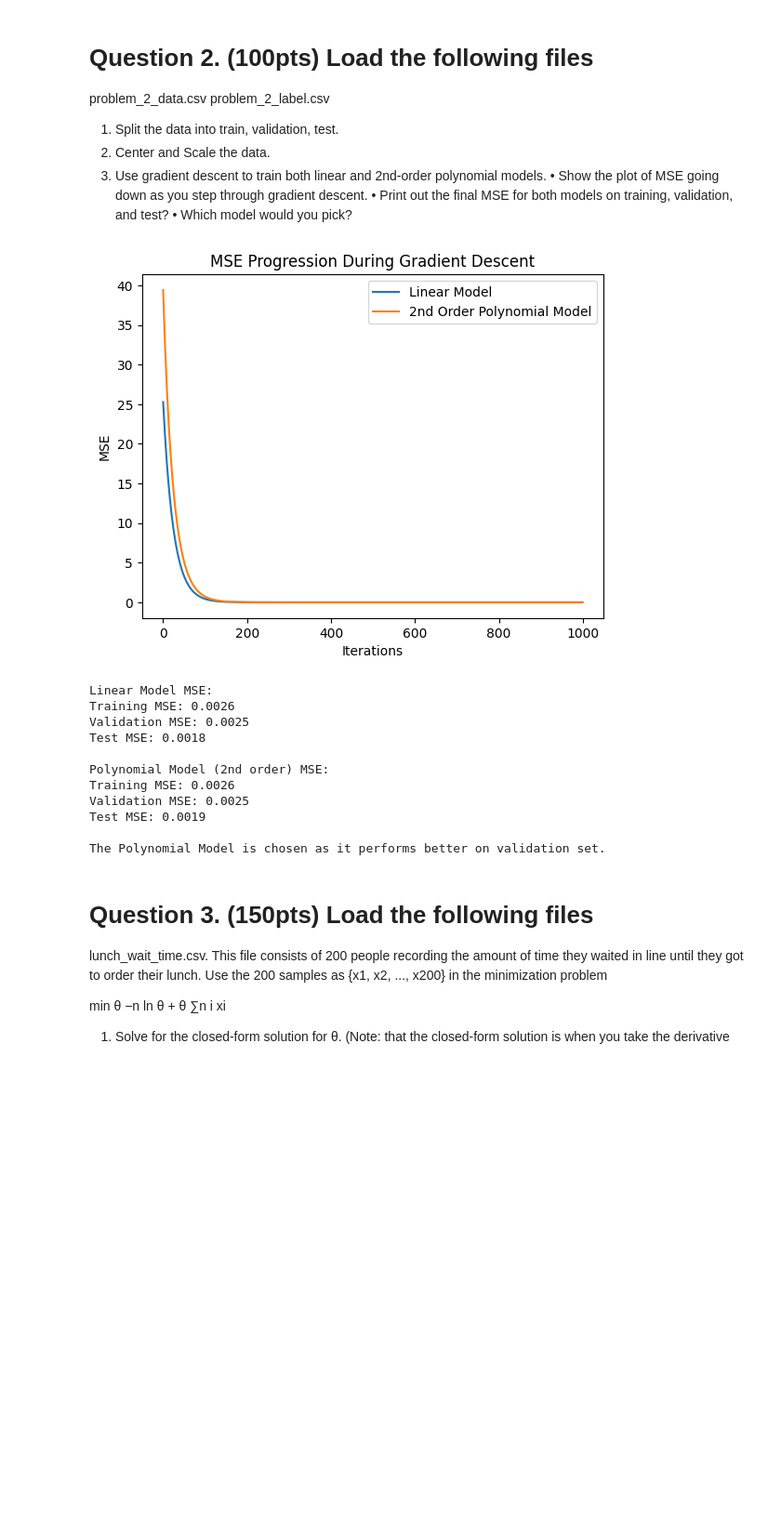
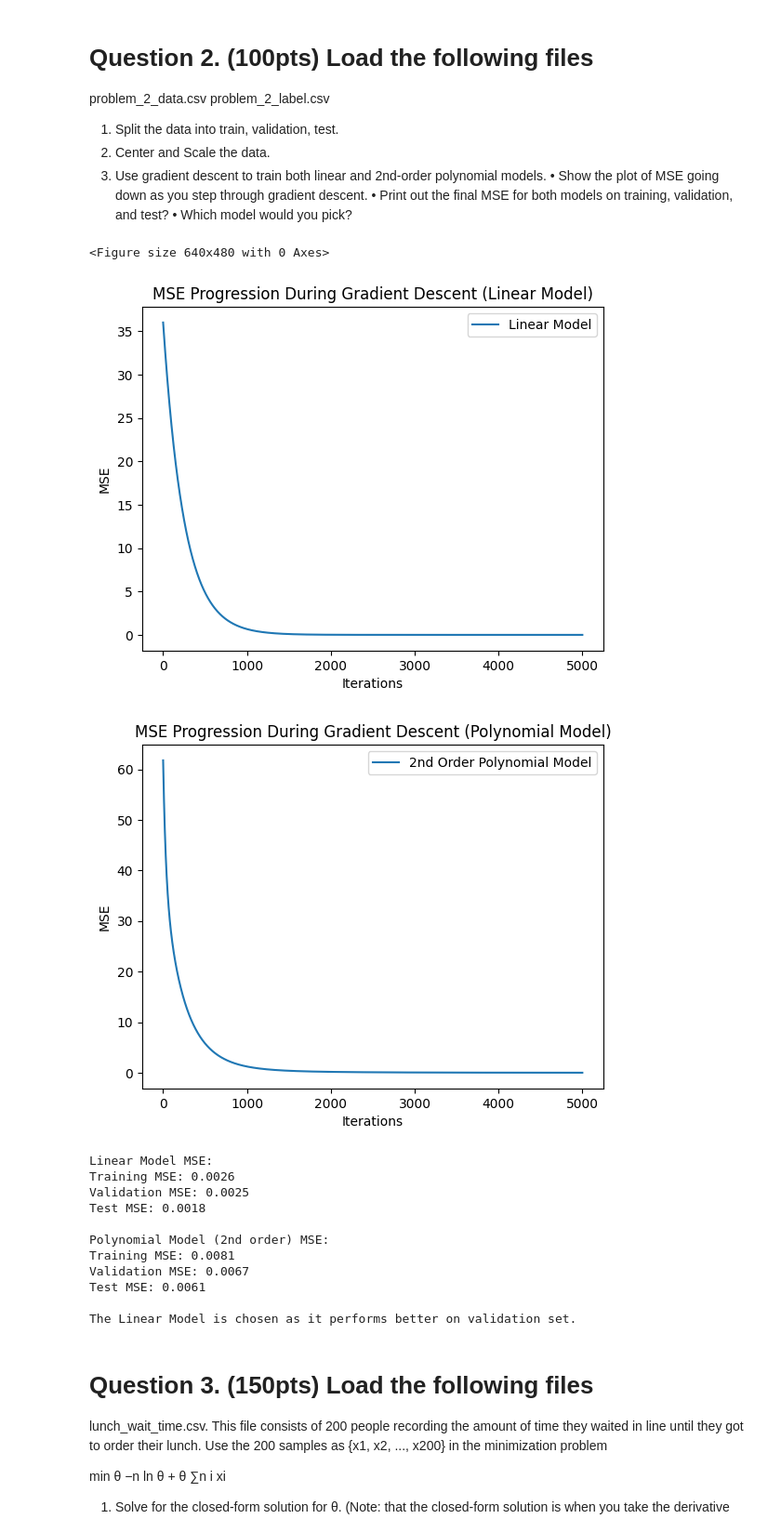
Before and after one commit to shuklashreyas/MachineLearning, a Jupyter notebook: coding_exam.ipynb, the cells around one changed output. Shown at 93% size. Cells and saved outputs as stored; diff of their text form; code cells hidden in the pictures; blank space fills up the shorter version.

```diff
--- a/coding_exam.ipynb
+++ b/coding_exam.ipynb
@@ -65,6 +65,9 @@ import pandas as pd
 from sklearn.model_selection import train_test_split
 from sklearn.preprocessing import StandardScaler
 import matplotlib.pyplot as plt
+
+# Set a random seed for reproducibility
+np.random.seed(42)
 
 # Load the data
 data = pd.read_csv('/Users/shreyas/Desktop/ML/problem_2_data.csv')
@@ -91,7 +94,7 @@ def mse(y_true, y_pred):
     return np.mean((y_true - y_pred) ** 2)
 
 # Gradient Descent Algorithm for linear regression
-def gradient_descent_linear(X, y, learning_rate=0.01, iterations=1000):
+def gradient_descent_linear(X, y, learning_rate=0.001, iterations=5000):
     m, n = X.shape
     X_b = np.c_[np.ones((m, 1)), X]  # Add bias term (intercept)
     theta = np.random.randn(n + 1)  # Random initialization of weights
@@ -106,7 +109,7 @@ def gradient_descent_linear(X, y, learning_rate=0.01, iterations=1000):
     return theta, mse_values
 
 # Gradient Descent Algorithm for polynomial regression (2nd order)
-def gradient_descent_polynomial(X, y, learning_rate=0.01, iterations=1000):
+def gradient_descent_polynomial(X, y, learning_rate=0.001, iterations=5000):
     m, n = X.shape
     X_poly = np.c_[np.ones((m, 1)), X, X**2]  # Add bias and squared feature
     theta = np.random.randn(n * 2 + 1)  # Random initialization of weights
@@ -124,10 +127,22 @@ def gradient_descent_polynomial(X, y, learning_rate=0.01, iterations=1000):
 theta_linear, mse_linear = gradient_descent_linear(X_train_scaled, y_train)
 theta_poly, mse_poly = gradient_descent_polynomial(X_train_scaled, y_train)
 
-# Plot MSE values for both models during training
+# Plot MSE values for both models in separate plots
+plt.figure()
+
+# Plot for Linear Model MSE
+plt.figure()
 plt.plot(mse_linear, label='Linear Model')
+plt.title('MSE Progression During Gradient Descent (Linear Model)')
+plt.xlabel('Iterations')
+plt.ylabel('MSE')
+plt.legend()
+plt.show()
+
+# Plot for Polynomial Model MSE
+plt.figure()
 plt.plot(mse_poly, label='2nd Order Polynomial Model')
-plt.title('MSE Progression During Gradient Descent')
+plt.title('MSE Progression During Gradient Descent (Polynomial Model)')
 plt.xlabel('Iterations')
 plt.ylabel('MSE')
 plt.legend()
@@ -147,45 +162,47 @@ def compute_mse_on_datasets(theta, X_train, X_val, X_test, y_train, y_val, y_tes
     y_train_pred = X_train_poly.dot(theta)
     y_val_pred = X_val_poly.dot(theta)
     y_test_pred = X_test_poly.dot(theta)
 
     return mse(y_train, y_train_pred), mse(y_val, y_val_pred), mse(y_test, y_test_pred)
 
 # Compute MSE on all sets for both models
 mse_train_linear, mse_val_linear, mse_test_linear = compute_mse_on_datasets(
     theta_linear, X_train_scaled, X_val_scaled, X_test_scaled, y_train, y_val, y_test, poly=False)
 
 mse_train_poly, mse_val_poly, mse_test_poly = compute_mse_on_datasets(
     theta_poly, X_train_scaled, X_val_scaled, X_test_scaled, y_train, y_val, y_test, poly=True)
 
 # Print final MSE for both models
 print("Linear Model MSE:")
 print(f"Training MSE: {mse_train_linear:.4f}")
 print(f"Validation MSE: {mse_val_linear:.4f}")
 print(f"Test MSE: {mse_test_linear:.4f}")
 
 print("\nPolynomial Model (2nd order) MSE:")
 print(f"Training MSE: {mse_train_poly:.4f}")
 print(f"Validation MSE: {mse_val_poly:.4f}")
 print(f"Test MSE: {mse_test_poly:.4f}")
 
 # Final decision on which model to pick
 if mse_val_poly < mse_val_linear:
     print("\nThe Polynomial Model is chosen as it performs better on validation set.")
 else:
     print("\nThe Linear Model is chosen as it performs better on validation set.")
 # %% [output]
+<Figure size 640x480 with 0 Axes>
-[figure, old version]
+[figure, new version]
-Linear Model MSE:
-Training MSE: 0.0026
-Validation MSE: 0.0025
-Test MSE: 0.0018
-
-Polynomial Model (2nd order) MSE:
-Training MSE: 0.0026
-Validation MSE: 0.0025
-Test MSE: 0.0019
-
-The Polynomial Model is chosen as it performs better on validation set.
+[figure, added]
+Linear Model MSE:
+Training MSE: 0.0026
+Validation MSE: 0.0025
+Test MSE: 0.0018
+
+Polynomial Model (2nd order) MSE:
+Training MSE: 0.0081
+Validation MSE: 0.0067
+Test MSE: 0.0061
+
+The Linear Model is chosen as it performs better on validation set.
 # %% [markdown]
 # Question 3. (150pts) Load the following files
 lunch_wait_time.csv.
```
Also changed, not shown: parts of 3 cells of this notebook.
